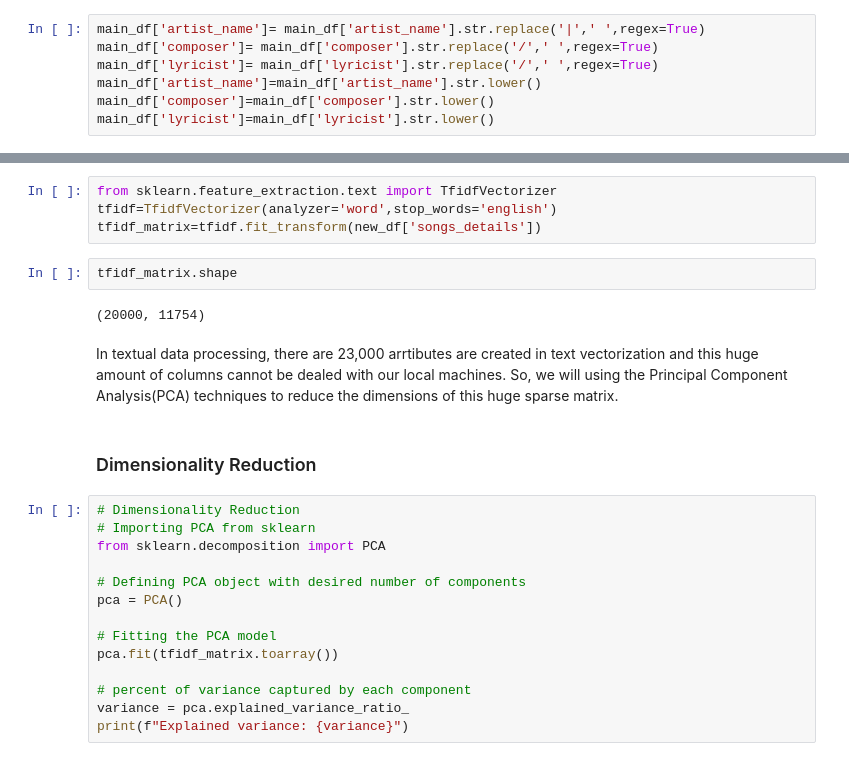
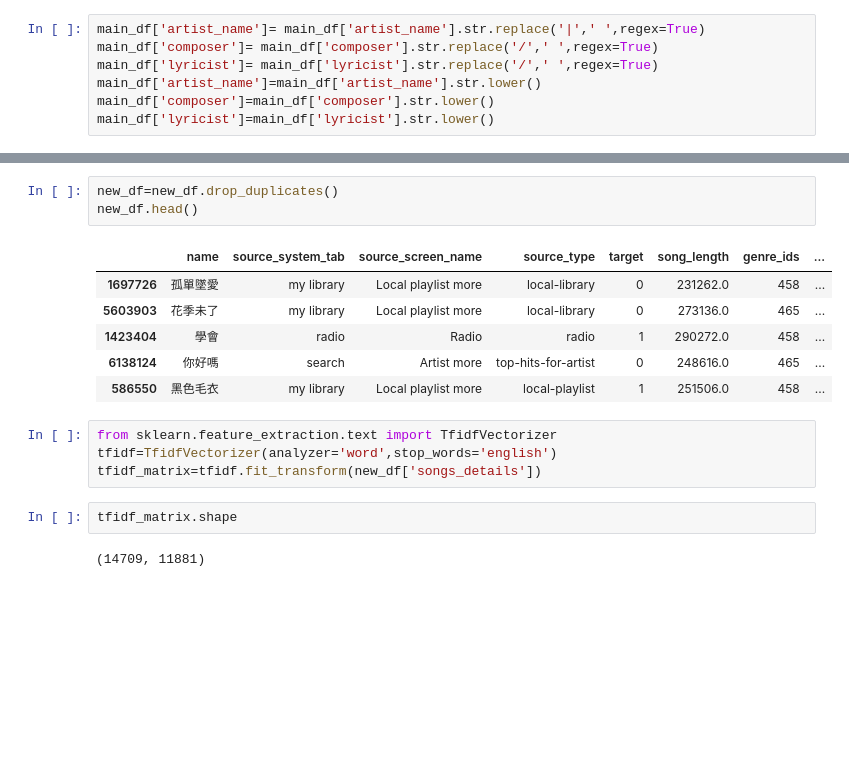
Before and after one commit to ashisaxena710/LGMVIP, a Jupyter notebook: Music_Recommendation_System.ipynb, the cells around one changed output, grey strips where cells are left out. Drawn from its saved outputs; the diff is of its cells as text; blank space fills up the shorter version.

```diff
--- a/Music_Recommendation_System.ipynb
+++ b/Music_Recommendation_System.ipynb
@@ -318,3 +318,13 @@ new_df.head()
+# %%
+new_df=new_df.drop_duplicates()
+new_df.head()
+# %% [output]
+|  | name | source_system_tab | source_screen_name | source_type | target | song_length | genre_ids | ... |
+| 1697726 | 孤單墜愛 | my library | Local playlist more | local-library | 0 | 231262.0 | 458 | ... |
+| 5603903 | 花季未了 | my library | Local playlist more | local-library | 0 | 273136.0 | 465 | ... |
+| 1423404 | 學會 | radio | Radio | radio | 1 | 290272.0 | 458 | ... |
+| 6138124 | 你好嗎 | search | Artist more | top-hits-for-artist | 0 | 248616.0 | 465 | ... |
+| 586550 | 黑色毛衣 | my library | Local playlist more | local-playlist | 1 | 251506.0 | 458 | ... |
 # %%
 from sklearn.feature_extraction.text import TfidfVectorizer
 tfidf=TfidfVectorizer(analyzer='word',stop_words='english')
@@ -322,22 +332,4 @@ tfidf_matrix=tfidf.fit_transform(new_df['songs_details'])
 # %%
 tfidf_matrix.shape
 # %% [output]
-(20000, 11754)
+(14709, 11881)
-# %% [markdown]
-In textual data processing, there are 23,000 arrtibutes are created in text vectorization and this huge amount of columns cannot be dealed with our local machines. So, we will using the Principal Component Analysis(PCA) techniques to reduce the dimensions of this huge sparse matrix.
-# %% [markdown]
-### Dimensionality Reduction
-# %%
-# Dimensionality Reduction
-# Importing PCA from sklearn
-from sklearn.decomposition import PCA
-
-# Defining PCA object with desired number of components
-pca = PCA()
-
-# Fitting the PCA model
-pca.fit(tfidf_matrix.toarray())
-
-# percent of variance captured by each component
-variance = pca.explained_variance_ratio_
-print(f"Explained variance: {variance}")
```
Also changed, not shown: parts of 7 cells of this notebook.
